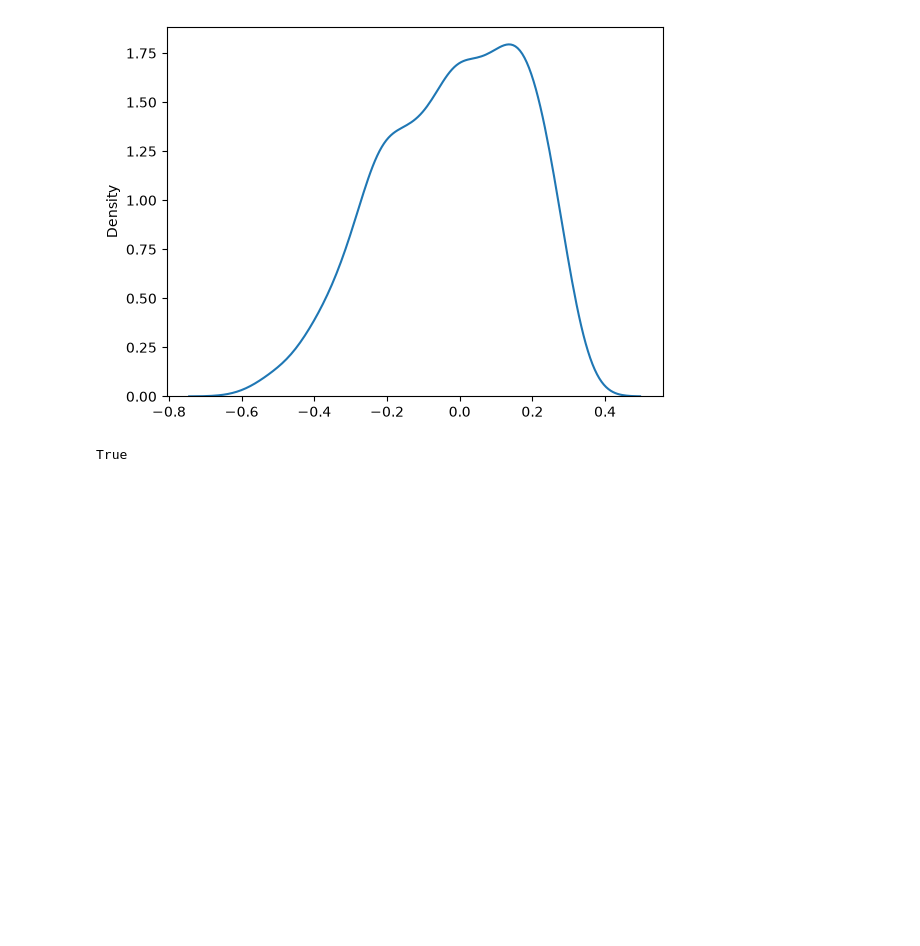
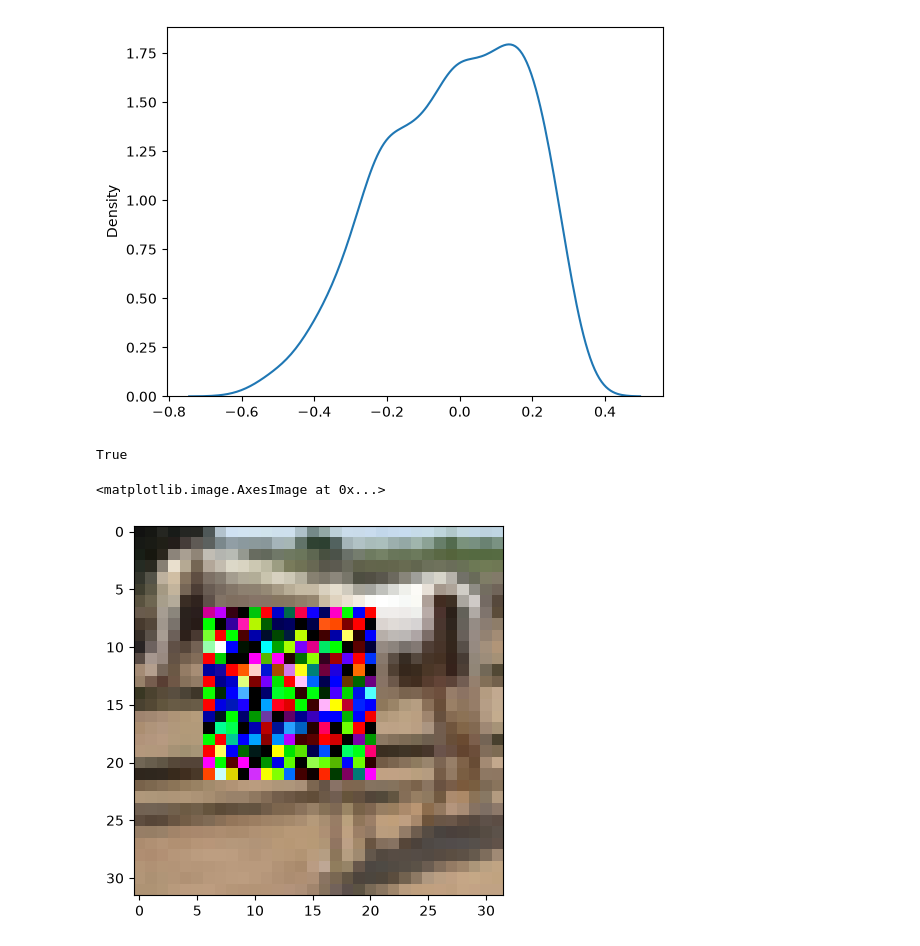
Before and after one commit to Shambels/deeplearning, a Jupyter notebook: cifar-10.ipynb, the cells around one changed output. Drawn from its saved outputs; the diff is of its cells as text; code cells hidden in the pictures; blank space fills up the shorter version.

```diff
--- a/cifar-10.ipynb
+++ b/cifar-10.ipynb
@@ -142,4 +142,4 @@ Model: "sequential_1"
  Non-trainable params: 0 (0.00 B)
 # %%
-model.fit(x_train, y_train, batch_size=256, epochs=30, validation_data=(x_val, y_val))
+model.fit(x_train, y_train, batch_size=256, epochs=2, validation_data=(x_val, y_val), callbacks=callbacks)
 # %% [output]
@@ -166,3 +204,16 @@ sns.kdeplot(np.array(model.layers[-1].weights[0]).ravel())
 print(torch.cuda.is_available())
 # %% [output]
 True
+# %%
+data_augmenter = Sequential([
+  RandomFlip('vertical'),
+  RandomErasing()
+])
+
+sample_batch = x_train[:16]
+img_augmented = data_augmenter(sample_batch, training = True).cpu().numpy().astype(np.uint8)
+img_augmented.shape
+plt.imshow(img_augmented[0])
+# %% [output]
+<matplotlib.image.AxesImage at 0x...>
+[figure, added]
```
Also changed, not shown: parts of 4 cells of this notebook, 3 other files.
